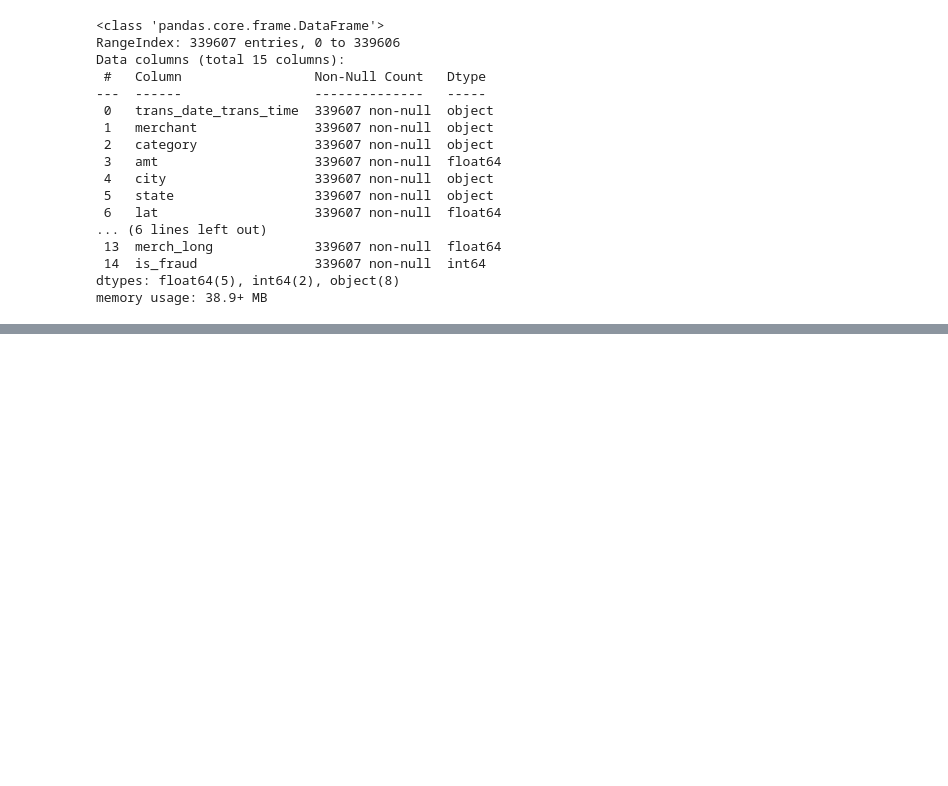
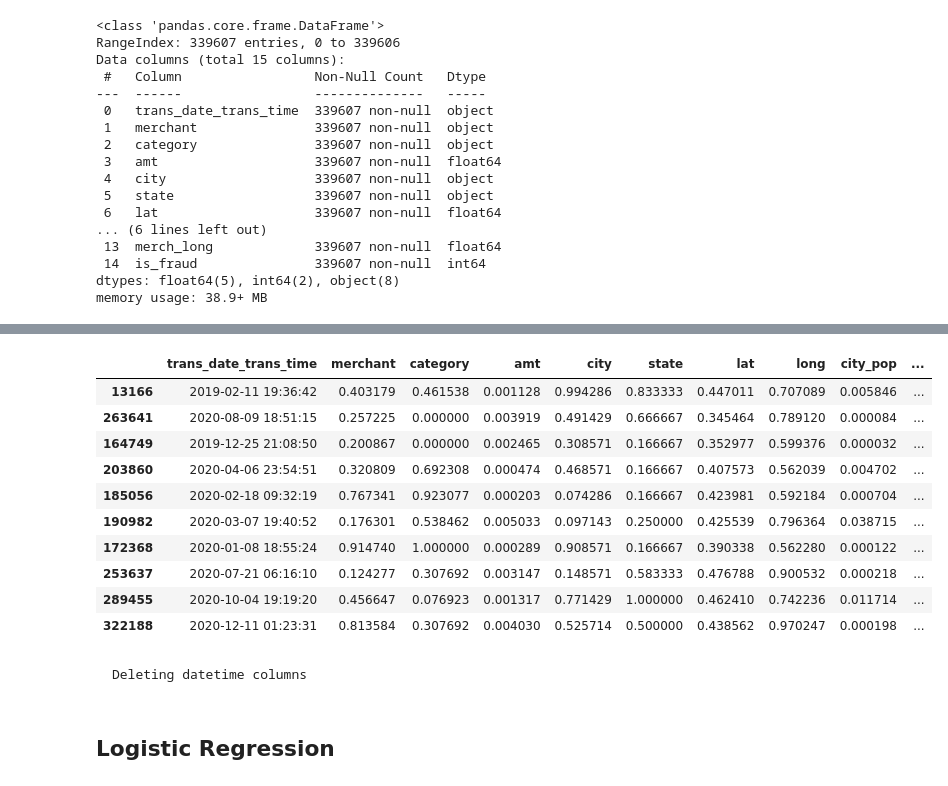
Before and after one commit to otabekrazzoqov/Machine-Learning-full-course-main, a Jupyter notebook: model_building_lesson_006/4_algorithms.ipynb, the cells around one changed output, grey strips where cells are left out. Saved outputs shown, nothing was run; the diff lists cells and outputs as text; code cells hidden in the pictures; blank space fills up the shorter version.

```diff
--- a/model_building_lesson_006/4_algorithms.ipynb
+++ b/model_building_lesson_006/4_algorithms.ipynb
@@ -24,0 +95,26 @@ memory usage: 38.9+ MB
+# %%
+from sklearn.preprocessing import MinMaxScaler
+
+def scaling(df):
+    scaler = MinMaxScaler()
+    num_cols = df.select_dtypes(include=['int64', 'int32', 'float64']).columns.drop('is_fraud')
+    df[num_cols] = scaler.fit_transform(df[num_cols])
+    return df
+# %%
+df = scaling(df)
+# %%
+df.sample(10)
+# %% [output]
+|  | trans_date_trans_time | merchant | category | amt | city | state | lat | long | city_pop | ... |
+| 13166 | 2019-02-11 19:36:42 | 0.403179 | 0.461538 | 0.001128 | 0.994286 | 0.833333 | 0.447011 | 0.707089 | 0.005846 | ... |
+| 263641 | 2020-08-09 18:51:15 | 0.257225 | 0.000000 | 0.003919 | 0.491429 | 0.666667 | 0.345464 | 0.789120 | 0.000084 | ... |
+| 164749 | 2019-12-25 21:08:50 | 0.200867 | 0.000000 | 0.002465 | 0.308571 | 0.166667 | 0.352977 | 0.599376 | 0.000032 | ... |
+| 203860 | 2020-04-06 23:54:51 | 0.320809 | 0.692308 | 0.000474 | 0.468571 | 0.166667 | 0.407573 | 0.562039 | 0.004702 | ... |
+| 185056 | 2020-02-18 09:32:19 | 0.767341 | 0.923077 | 0.000203 | 0.074286 | 0.166667 | 0.423981 | 0.592184 | 0.000704 | ... |
+| 190982 | 2020-03-07 19:40:52 | 0.176301 | 0.538462 | 0.005033 | 0.097143 | 0.250000 | 0.425539 | 0.796364 | 0.038715 | ... |
+| 172368 | 2020-01-08 18:55:24 | 0.914740 | 1.000000 | 0.000289 | 0.908571 | 0.166667 | 0.390338 | 0.562280 | 0.000122 | ... |
+| 253637 | 2020-07-21 06:16:10 | 0.124277 | 0.307692 | 0.003147 | 0.148571 | 0.583333 | 0.476788 | 0.900532 | 0.000218 | ... |
+| 289455 | 2020-10-04 19:19:20 | 0.456647 | 0.076923 | 0.001317 | 0.771429 | 1.000000 | 0.462410 | 0.742236 | 0.011714 | ... |
+| 322188 | 2020-12-11 01:23:31 | 0.813584 | 0.307692 | 0.004030 | 0.525714 | 0.500000 | 0.438562 | 0.970247 | 0.000198 | ... |
+# %% [markdown]
+    Deleting datetime columns
@@ -24,0 +123,2 @@ memory usage: 38.9+ MB
+# %% [markdown]
+## **Logistic Regression**
```
Also changed, not shown: parts of 18 cells of this notebook.
